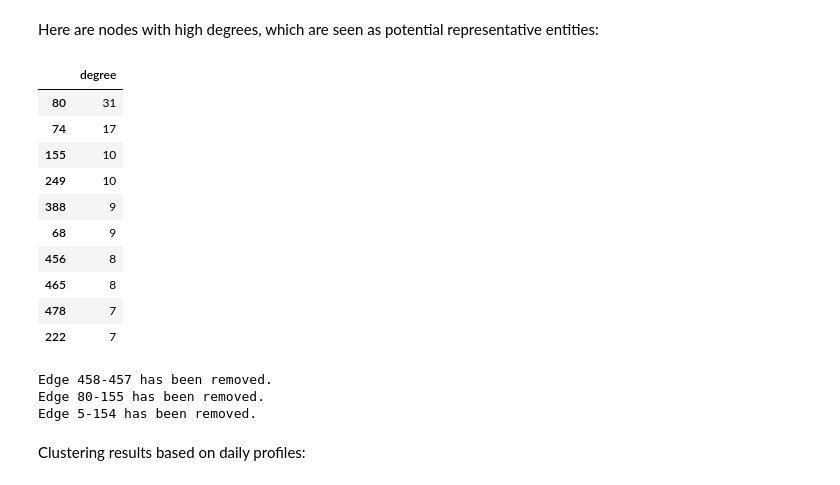
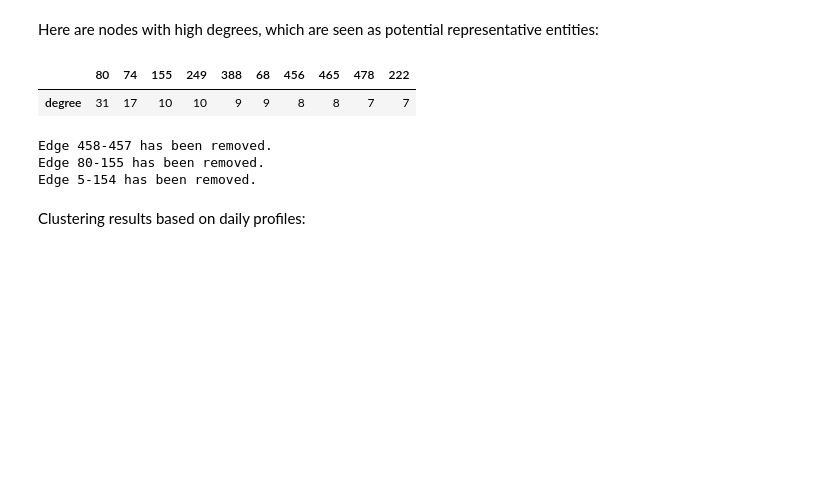
Before and after one commit to edxu96/elec_consumption, a Jupyter notebook: 00_cluster.ipynb, the cells around one changed output. Cells and saved outputs as stored; diff of their text form; code cells hidden in the pictures; blank space fills up the shorter version.

```diff
--- a/00_cluster.ipynb
+++ b/00_cluster.ipynb
@@ -208,19 +198,10 @@ pos = nx.spring_layout(graphs['daily'], seed=123)
 Here are nodes with high degrees, which are seen as potential representative entities:
 # %%
 #hide_input
-cluster.gather_nodes_info(graphs['daily']).head(10)
+cluster.gather_nodes_info(graphs['daily']).head(10).T
 # %% [output]
-|  | degree |
-| 80 | 31 |
-| 74 | 17 |
-| 155 | 10 |
-| 249 | 10 |
-| 388 | 9 |
-| 68 | 9 |
-| 456 | 8 |
-| 465 | 8 |
-| 478 | 7 |
-| 222 | 7 |
+|  | 80 | 74 | 155 | 249 | 388 | 68 | 456 | 465 | 478 | 222 |
+| degree | 31 | 17 | 10 | 10 | 9 | 9 | 8 | 8 | 7 | 7 |
 # %%
 #hide
 representatives = [80, 74, 155, 249]
```
Also changed, not shown: parts of 17 cells of this notebook, 1 other file.
